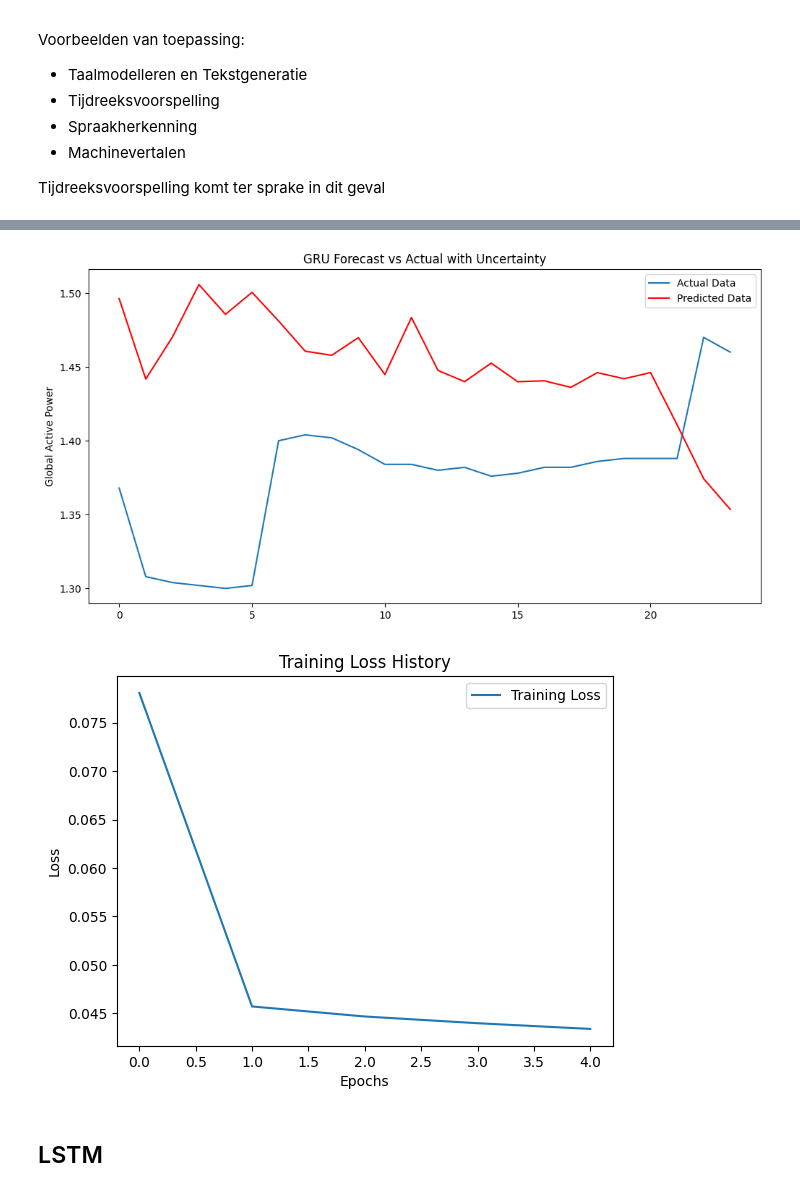
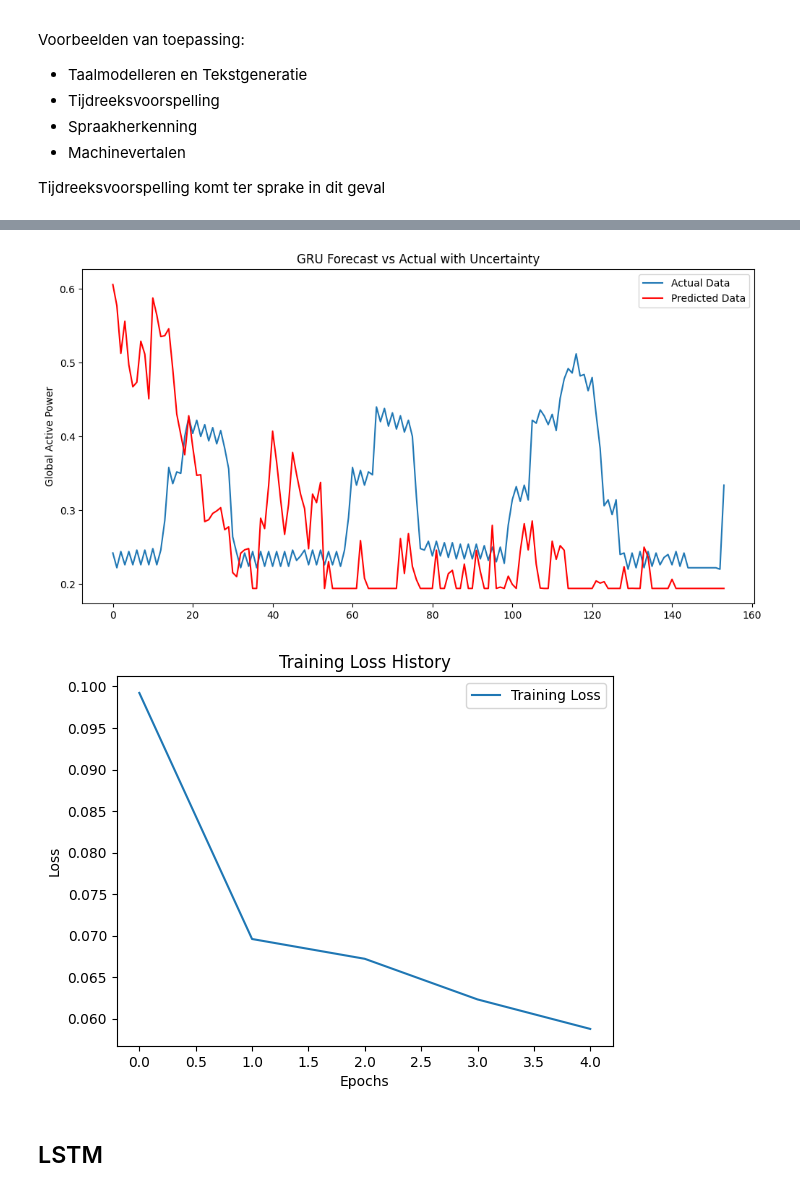
Before and after one commit to Ozziehman/Energiescan, a Jupyter notebook: household_power_consumption_models.ipynb, the cells around one changed output, grey strips where cells are left out. Saved outputs shown, nothing was run; the diff lists cells and outputs as text; code cells hidden in the pictures.

```diff
--- a/household_power_consumption_models.ipynb
+++ b/household_power_consumption_models.ipynb
@@ -367,8 +367,8 @@ if gpus:
         print(e)
 print("Num GPUs Available: ", len(tf.config.experimental.list_physical_devices('GPU')))
 
-n_sequence_past = 154
-n_ahead_prediction = 24
+n_sequence_past = 720
+n_ahead_prediction = 154
 
 # Load the data
 df_GRU = pd.read_csv('core/static/data/household_power_consumption_processed.csv', sep=',', low_memory=False)
@@ -474,5 +474,5 @@ Mean Absolute Error: 0.09249976182108115
-[figure, old version]
+[figure, new version]
-[figure, old version]
+[figure, new version]
 # %% [markdown]
 ## LSTM
 # %%
```
Also changed, not shown: parts of 2 cells of this notebook, 1 other file.
